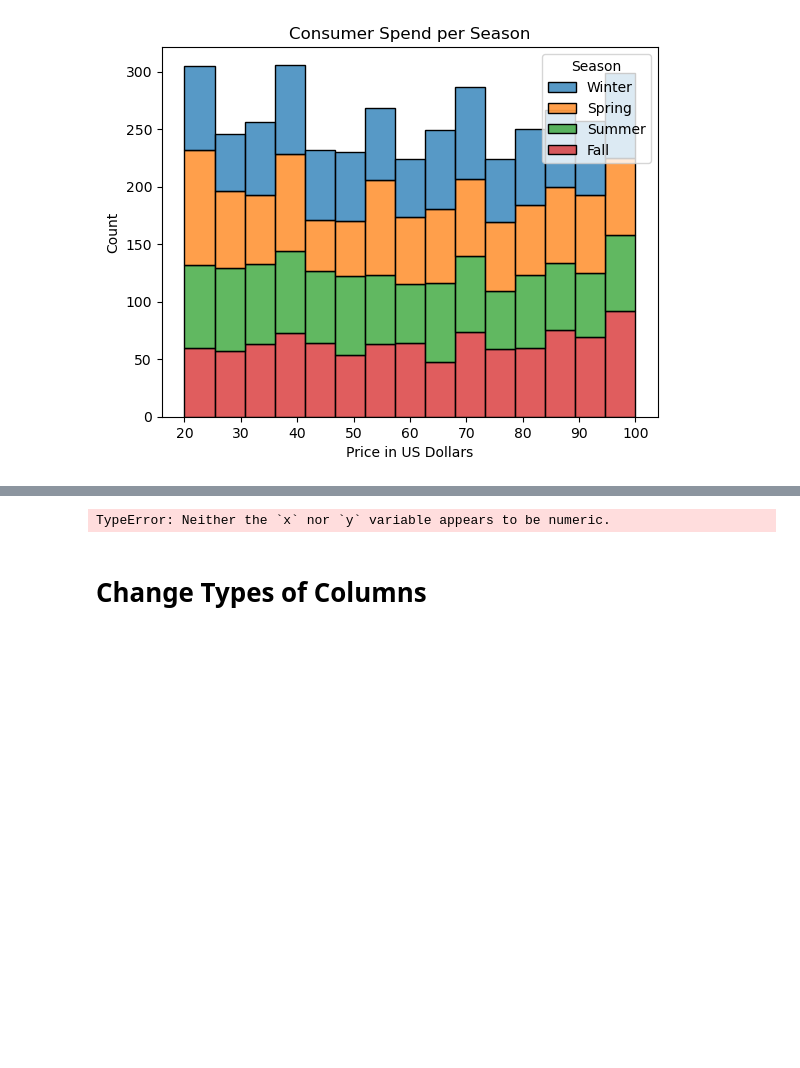
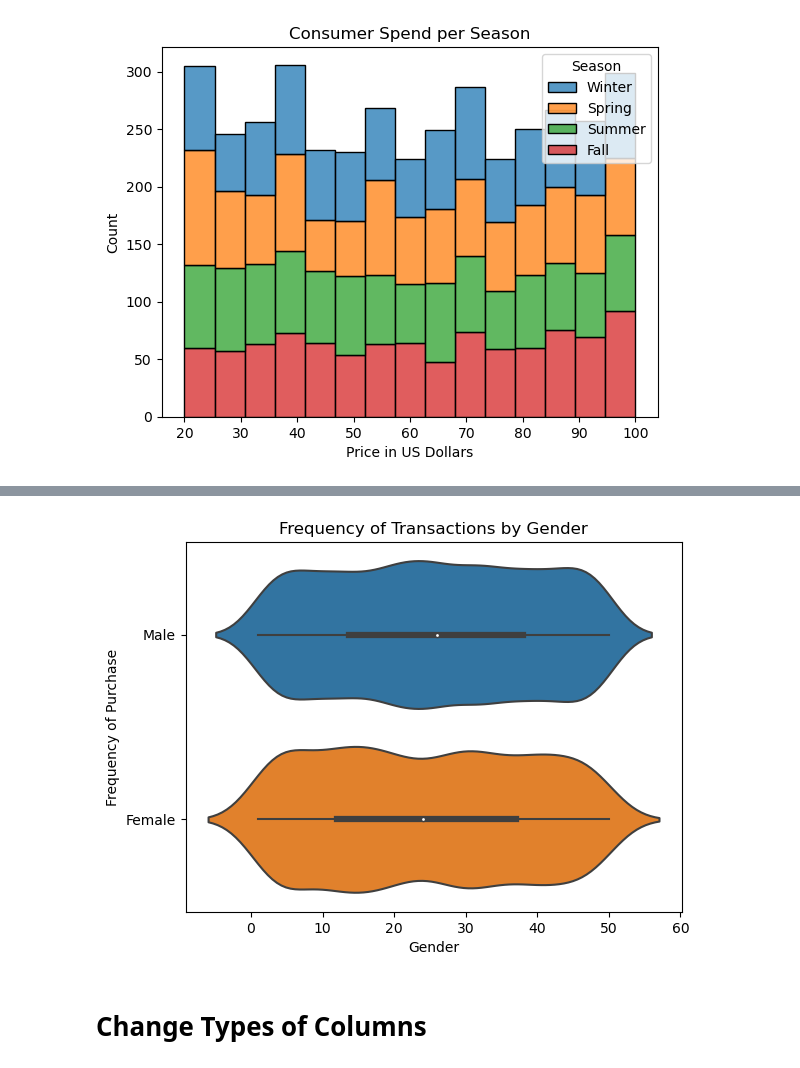
Before and after one commit to hyaesm/e-commerce-shopping-habits-eda, a Jupyter notebook: DSPT14-Individual-Project-E-Commerce-Consumer-Behavior-EDA.ipynb, the cells around one changed output, grey strips where cells are left out. Cells and saved outputs as stored; diff of their text form; code cells hidden in the pictures; blank space fills up the shorter version.

Commit message:
Updated violinplot

```diff
--- a/DSPT14-Individual-Project-E-Commerce-Consumer-Behavior-EDA.ipynb
+++ b/DSPT14-Individual-Project-E-Commerce-Consumer-Behavior-EDA.ipynb
@@ -286,10 +295,10 @@ plt.show()
 # %%
-sns.violinplot(x="Gender", y="Frequency of Purchases", data=df)
+sns.violinplot(y="Gender", x="Previous Purchases", data=df)
 plt.title("Frequency of Transactions by Gender")
 plt.xlabel("Gender")
 plt.ylabel("Frequency of Purchase")
 plt.show()
 # %% [output]
-TypeError: Neither the `x` nor `y` variable appears to be numeric.
+[figure, added]
 # %% [markdown]
 # Change Types of Columns
```
Also changed, not shown: parts of 2 cells of this notebook.
